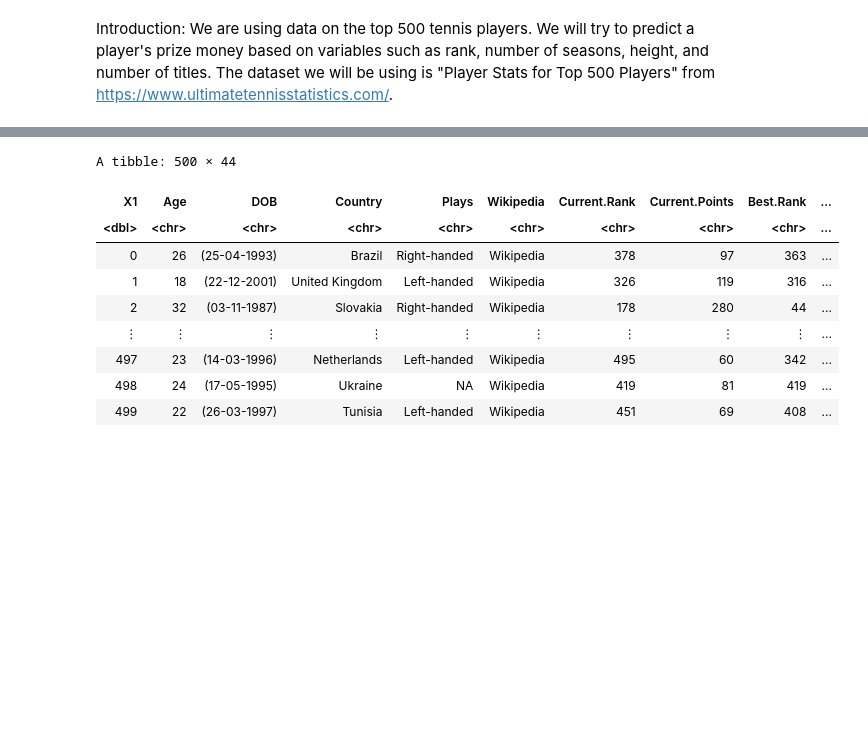
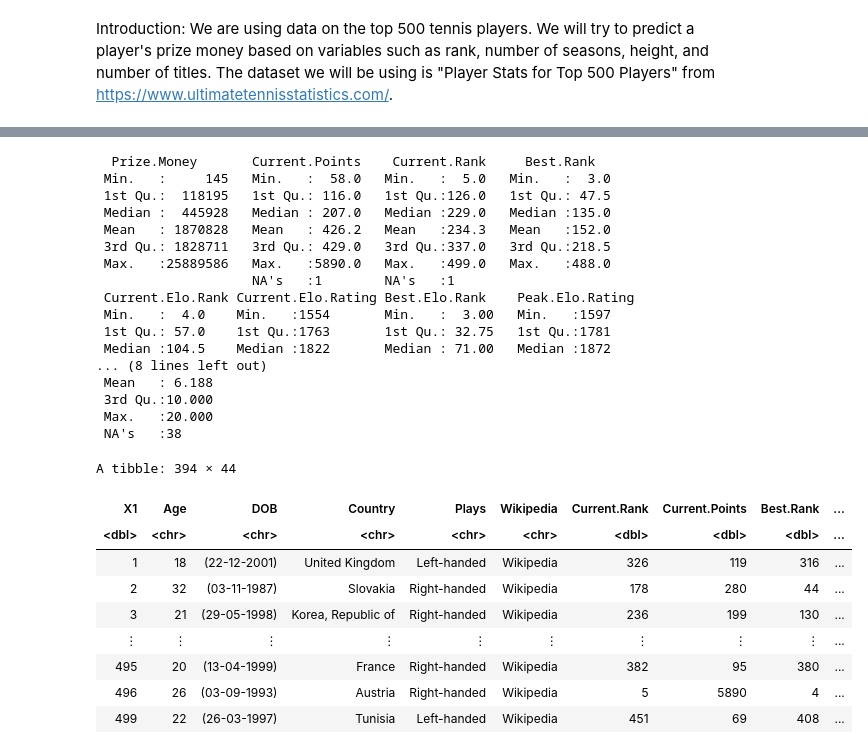
Before and after one commit to dscidyy/DSCI-100-Group-Project, a Jupyter notebook: Proposal.ipynb, the cells around one changed output, grey strips where cells are left out. Drawn from its saved outputs; the diff is of its cells as text; code cells hidden in the pictures; blank space fills up the shorter version.

```diff
--- a/Proposal.ipynb
+++ b/Proposal.ipynb
@@ -70,41 +73,82 @@ player_stats_tidy <- player_stats%>%
         col = Best.Elo.Rank,
         into = c("Best.Elo.Rank", "Best.Elo.Rank.Date"),
         sep = " ",
     ) %>%
     separate(
         col = Peak.Elo.Rating,
         into = c("Peak.Elo.Rating", "Peak.Elo.Rating.Date"),
         sep = " ",
     ) %>%
     separate(
         col = Current.Elo.Rank,
         into = c("Current.Elo.Rank", "Current.Elo.Rating"),
         sep = " ",
     ) %>%
     separate(
         col = Current.Rank,
         into = c("Current.Rank", "Current.Points"),
         sep = " ",
     )
+player_stats_tidy$Prize.Money<-as.numeric(player_stats_tidy$Prize.Money)
+player_stats_tidy$Best.Rank<-as.numeric(player_stats_tidy$Best.Rank)
+player_stats_tidy$Best.Elo.Rank<-as.numeric(player_stats_tidy$Best.Elo.Rank)
+player_stats_tidy$Peak.Elo.Rating<-as.numeric(player_stats_tidy$Peak.Elo.Rating)
+player_stats_tidy$Current.Elo.Rank<-as.numeric(player_stats_tidy$Current.Elo.Rank)
+player_stats_tidy$Current.Elo.Rating<-as.numeric(player_stats_tidy$Current.Elo.Rating)
+player_stats_tidy$Current.Rank<-as.numeric(player_stats_tidy$Current.Rank)
+player_stats_tidy$Current.Points<-as.numeric(player_stats_tidy$Current.Points)
+player_stats_tidy$Seasons<-as.numeric(player_stats_tidy$Seasons)
+player_stats_tidy <- player_stats_tidy[complete.cases(player_stats_tidy[, "Prize.Money"]),] # Omit NAs in Prize.Money
+
+set.seed(2022)
+player_stats_tidy_split <- initial_split(player_stats_tidy, prop = 0.75, strata = Prize.Money)
+player_stats_training <- training(player_stats_tidy_split)
+player_stats_testing <- testing(player_stats_tidy_split)
 
 #view<- player_stats_tidy%>%
 #    select(Prize.Money)
 #head(view,275)
 
+predictors = c("Current.Points", "Current.Rank", "Best.Rank", "Current.Elo.Rank", "Current.Elo.Rating", "Best.Elo.Rank", "Peak.Elo.Rating", "Seasons")
+summary_table = player_stats_training %>%
+                select(Prize.Money, all_of(predictors)) %>%
+                summary()
+summary_table
 
 #sample_row = slice(player_stats_tidy, 16) %>%
-# select(Prize.Money, Current.Points, Current.Rank, Current.Elo.Rank, Current.Elo.Rating, Best.Rank, Best.Rank.Date, Best.Elo.Rank, Peak.Elo.Rating)
-#sample
+# select(Prize.Money, Current.Points, Current.Rank, Current.Elo.Rank, Current.Elo.Rating, Best.Rank, Seasons, Best.Elo.Rank, Peak.Elo.Rating)
+#sample_row
+
+#sample_row2 = slice(player_stats_tidy, 1) %>%
+# select(Prize.Money, Current.Points, Current.Rank, Current.Elo.Rank, Current.Elo.Rating, Best.Rank, Seasons, Best.Elo.Rank, Peak.Elo.Rating)
+#sample_row2
 
 player_stats_tidy
 # %% [output]
-A tibble: 500 × 44
+  Prize.Money       Current.Points    Current.Rank     Best.Rank
+ Min.   :     145   Min.   :  58.0   Min.   :  5.0   Min.   :  3.0
+ 1st Qu.:  118195   1st Qu.: 116.0   1st Qu.:126.0   1st Qu.: 47.5
+ Median :  445928   Median : 207.0   Median :229.0   Median :135.0
+ Mean   : 1870828   Mean   : 426.2   Mean   :234.3   Mean   :152.0
+ 3rd Qu.: 1828711   3rd Qu.: 429.0   3rd Qu.:337.0   3rd Qu.:218.5
+ Max.   :25889586   Max.   :5890.0   Max.   :499.0   Max.   :488.0
+                    NA's   :1        NA's   :1
+ Current.Elo.Rank Current.Elo.Rating Best.Elo.Rank    Peak.Elo.Rating
+ Min.   :  4.0    Min.   :1554       Min.   :  3.00   Min.   :1597
+ 1st Qu.: 57.0    1st Qu.:1763       1st Qu.: 32.75   1st Qu.:1781
+ Median :104.5    Median :1822       Median : 71.00   Median :1872
+... (8 lines left out)
+ Mean   : 6.188
+ 3rd Qu.:10.000
+ Max.   :20.000
+ NA's   :38
+A tibble: 394 × 44
 | X1 | Age | DOB | Country | Plays | Wikipedia | Current.Rank | Current.Points | Best.Rank | ... |
-| <dbl> | <chr> | <chr> | <chr> | <chr> | <chr> | <chr> | <chr> | <chr> | ... |
-| 0 | 26 | (25-04-1993) | Brazil | Right-handed | Wikipedia | 378 | 97 | 363 | ... |
+| <dbl> | <chr> | <chr> | <chr> | <chr> | <chr> | <dbl> | <dbl> | <dbl> | ... |
 | 1 | 18 | (22-12-2001) | United Kingdom | Left-handed | Wikipedia | 326 | 119 | 316 | ... |
 | 2 | 32 | (03-11-1987) | Slovakia | Right-handed | Wikipedia | 178 | 280 | 44 | ... |
+| 3 | 21 | (29-05-1998) | Korea, Republic of | Right-handed | Wikipedia | 236 | 199 | 130 | ... |
 | ⋮ | ⋮ | ⋮ | ⋮ | ⋮ | ⋮ | ⋮ | ⋮ | ⋮ | ... |
-| 497 | 23 | (14-03-1996) | Netherlands | Left-handed | Wikipedia | 495 | 60 | 342 | ... |
-| 498 | 24 | (17-05-1995) | Ukraine | NA | Wikipedia | 419 | 81 | 419 | ... |
+| 495 | 20 | (13-04-1999) | France | Right-handed | Wikipedia | 382 | 95 | 380 | ... |
+| 496 | 26 | (03-09-1993) | Austria | Right-handed | Wikipedia | 5 | 5890 | 4 | ... |
 | 499 | 22 | (26-03-1997) | Tunisia | Left-handed | Wikipedia | 451 | 69 | 408 | ... |
```
Also changed, not shown: parts of 6 cells of this notebook, 1 other file.
